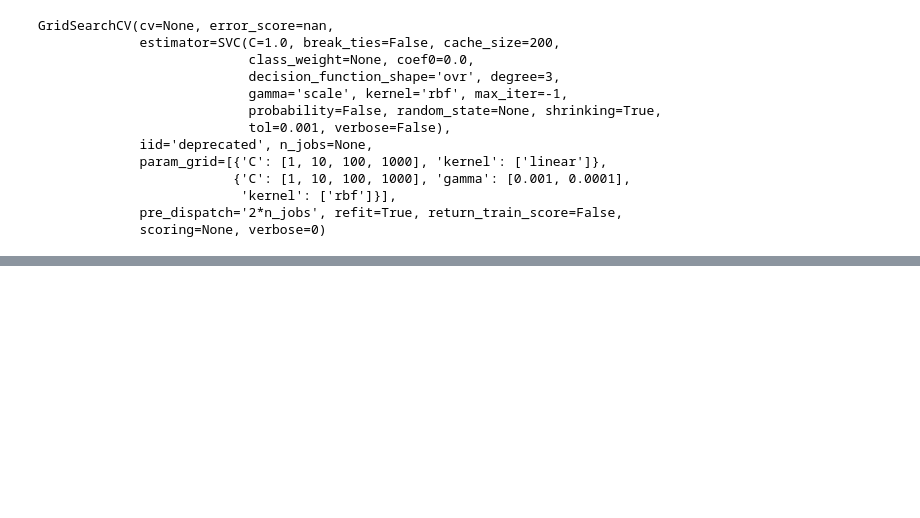
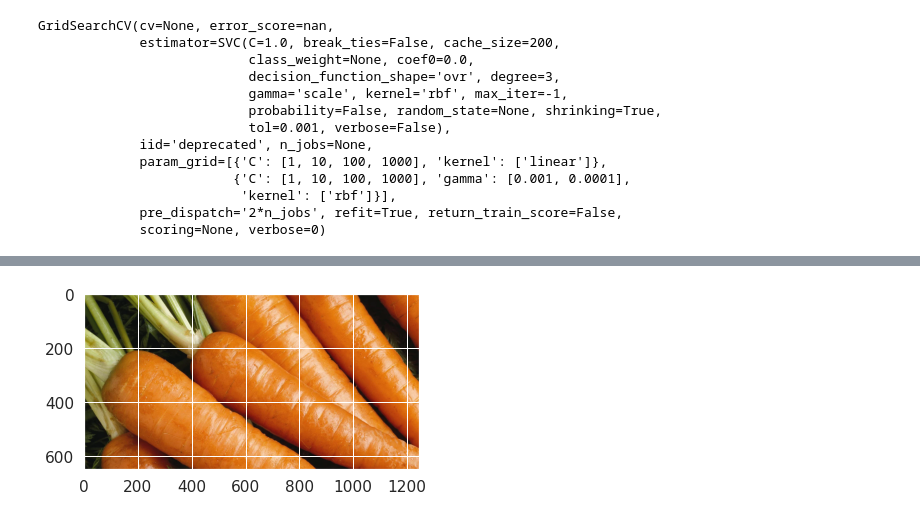
Before and after one commit to priya212000/Project_i, a Jupyter notebook: Mini_Project.ipynb, the cells around one changed output, grey strips where cells are left out. Drawn from its saved outputs; the diff is of its cells as text; code cells hidden in the pictures; blank space fills up the shorter version.

```diff
--- a/Mini_Project.ipynb
+++ b/Mini_Project.ipynb
@@ -425,0 +425,4 @@ Epoch 3/3
+# %%
+from google.colab import files # Use to load data on Google Colab
+uploaded = files.upload() # Use to load data on Google Colab
+new_image = plt.imread("carrot.jpg") #Read in the image (3, 14, 20)
@@ -425,0 +432,5 @@ Epoch 3/3
+# %%
+
+img = plt.imshow(new_image)
+# %% [output]
+[figure, added]
```
Also changed, not shown: parts of 24 cells of this notebook.
